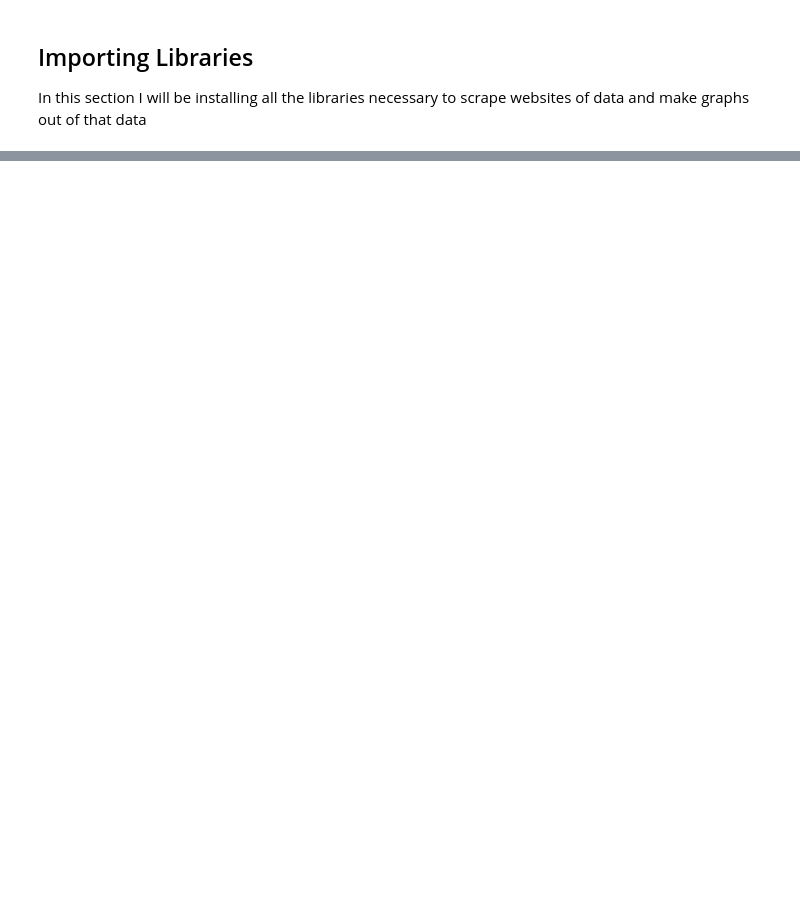
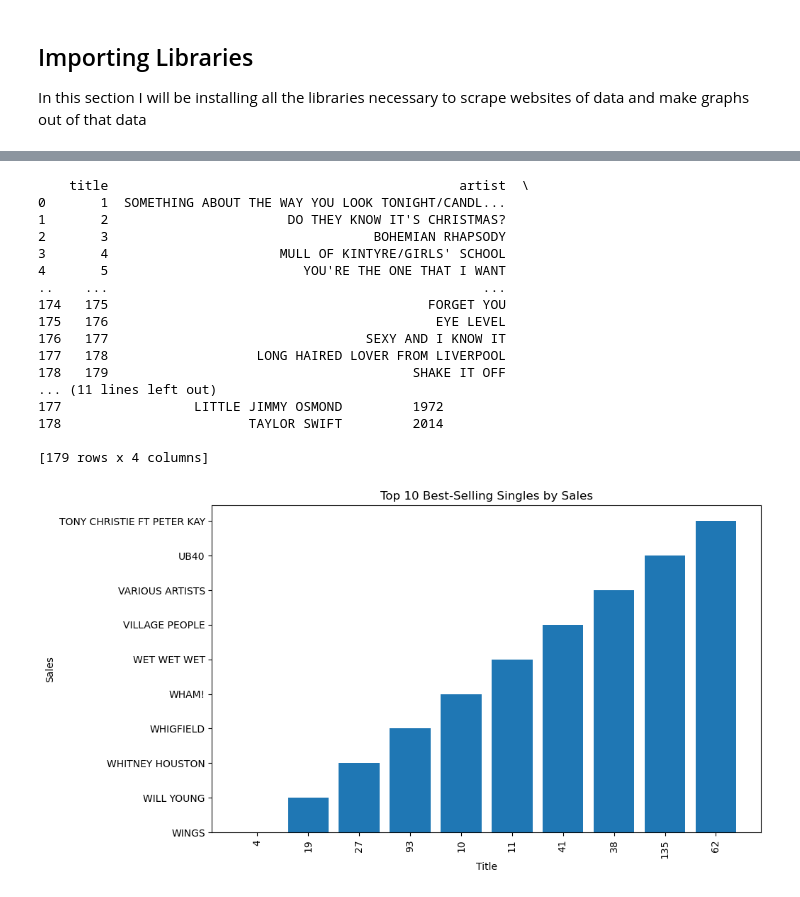
Before and after one commit to Serge2003/Assignment7, a Jupyter notebook: assignment7_notebook.ipynb, the cells around one changed output, grey strips where cells are left out. Cells and saved outputs as stored; diff of their text form; code cells hidden in the pictures; blank space fills up the shorter version.

Commit message:
Changed website from youtube to a song list website; changed the clean data function and added graphs section that includes a scatterplot and a bar graph.

```diff
--- a/assignment7_notebook.ipynb
+++ b/assignment7_notebook.ipynb
@@ -46,0 +51,13 @@ for video in bs.find_all('div', class_='yt-lockup-content')[:50]:
+# %%
+# Create a dataframe with the extracted data
+df = pd.DataFrame({'title': titles, 'artist': artists, 'sales': sales, 'release_date': release_dates})
+
+# Define a function to clean up the data
+def clean_data(df):
+    # Convert the sales column to numeric
+    df['sales'] = df['sales'].astype(str).str.replace(',', '')
+    try:
+        df['sales'] = df['sales'].astype(float)
+    except ValueError:
+        print(df.loc[df['sales'].apply(lambda x: not x.isnumeric())])
+    return df
@@ -46,0 +67,43 @@ for video in bs.find_all('div', class_='yt-lockup-content')[:50]:
+# %%
+# Call the clean_data function
+df = clean_data(df)
+
+# Sort the DataFrame by sales and get the top 10 rows
+top_10 = df.sort_values('sales', ascending=False).head(10)
+
+# Create a bar graph of the top 10 singles
+plt.figure(figsize=(10, 6))
+plt.bar(top_10['title'], top_10['sales'])
+plt.xticks(rotation=90, fontsize=10)
+plt.xlabel('Title')
+plt.ylabel('Sales')
+plt.title('Top 10 Best-Selling Singles by Sales')
+plt.show()
+
+# Create a scatter plot of release date and sales
+plt.figure(figsize=(20, 30))
+plt.scatter(df['release_date'], df['sales'])
+plt.xticks(rotation=90, fontsize=10)
+plt.xlabel('Release Date')
+plt.ylabel('Sales')
+plt.title('Release Date vs. Sales')
+plt.show()
+# %% [output]
+    title                                             artist  \
+0       1  SOMETHING ABOUT THE WAY YOU LOOK TONIGHT/CANDL...
+1       2                       DO THEY KNOW IT'S CHRISTMAS?
+2       3                                  BOHEMIAN RHAPSODY
+3       4                      MULL OF KINTYRE/GIRLS' SCHOOL
+4       5                         YOU'RE THE ONE THAT I WANT
+..    ...                                                ...
+174   175                                         FORGET YOU
+175   176                                          EYE LEVEL
+176   177                                 SEXY AND I KNOW IT
+177   178                   LONG HAIRED LOVER FROM LIVERPOOL
+178   179                                       SHAKE IT OFF
+... (11 lines left out)
+177                 LITTLE JIMMY OSMOND         1972
+178                        TAYLOR SWIFT         2014
+
+[179 rows x 4 columns]
+[figure, added]
```
Also changed, not shown: parts of 9 cells of this notebook.
